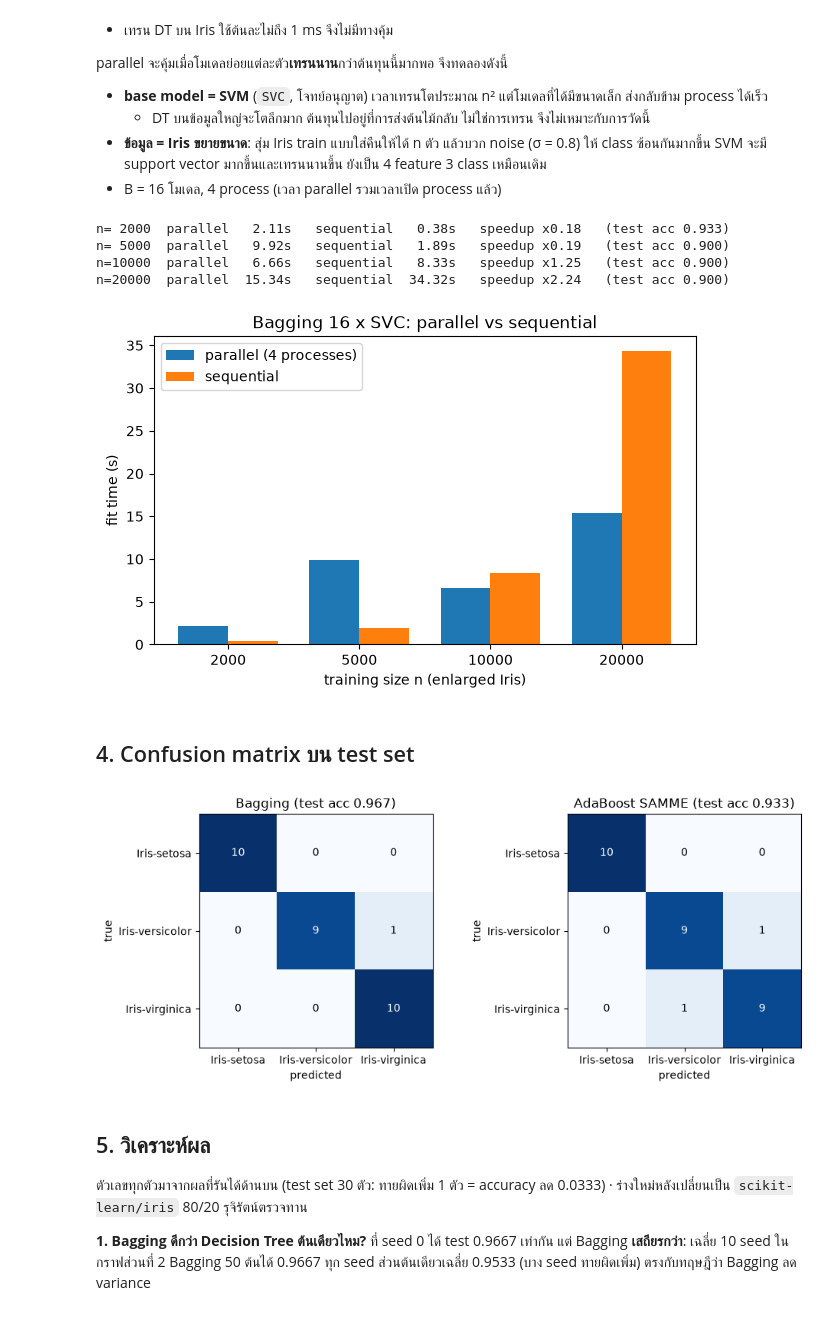
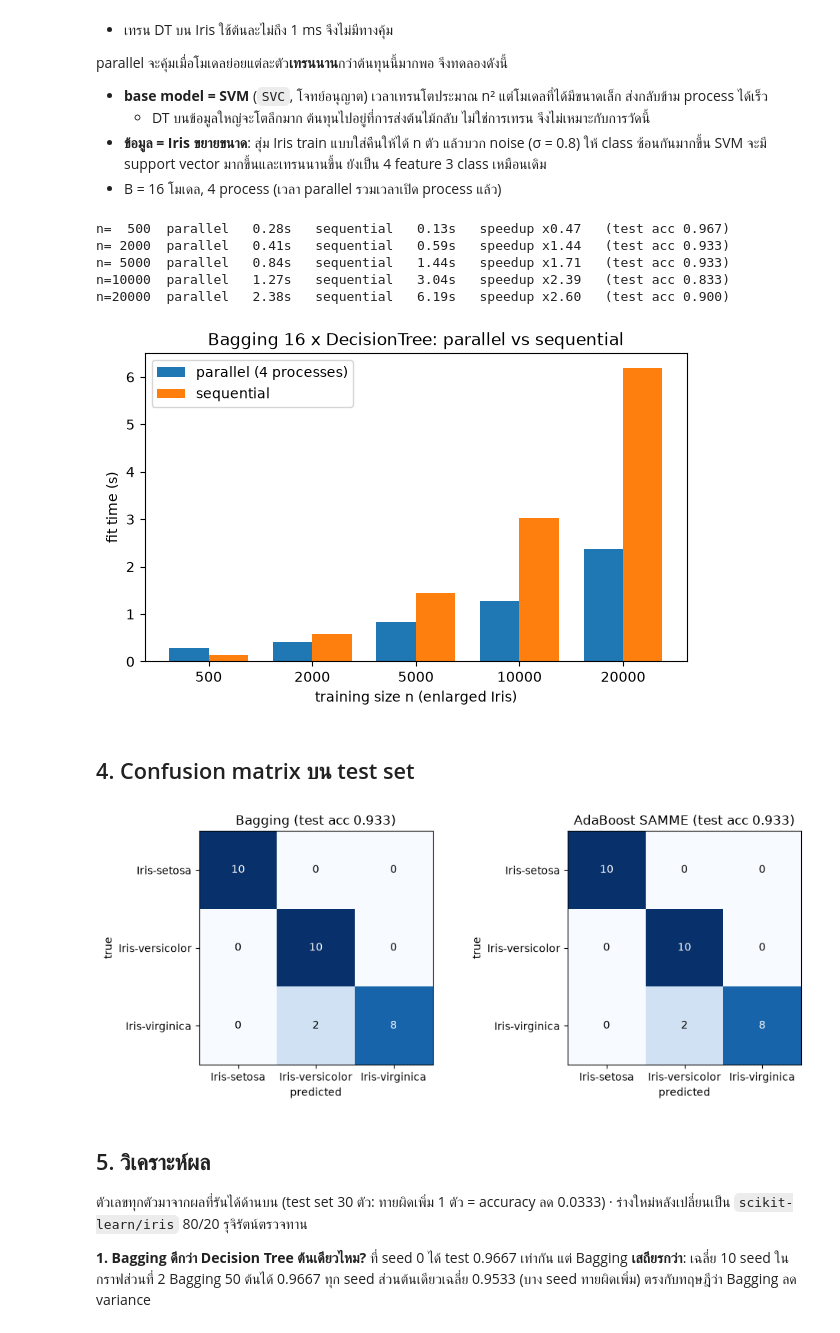
Before and after one commit to Finoria-co/Ensemble-Learning, a Jupyter notebook: ensemble_iris.ipynb, the cells around one changed output. Cells and saved outputs as stored; diff of their text form; code cells hidden in the pictures.

```diff
--- a/ensemble_iris.ipynb
+++ b/ensemble_iris.ipynb
@@ -205,39 +204,38 @@ parallel จะคุ้มเมื่อโมเดลย่อยแต่
 - **ข้อมูล = Iris ขยายขนาด**: สุ่ม Iris train แบบใส่คืนให้ได้ n ตัว แล้วบวก noise (σ = 0.8) ให้ class ซ้อนกันมากขึ้น SVM จะมี support vector มากขึ้นและเทรนนานขึ้น ยังเป็น 4 feature 3 class เหมือนเดิม
 - B = 16 โมเดล, 4 process (เวลา parallel รวมเวลาเปิด process แล้ว)
 # %%
-from sklearn.svm import SVC
-
 def enlarge_iris(n, sigma=0.8, seed=0):
     """สุ่ม Iris train แบบใส่คืนให้ได้ n ตัว + บวก Gaussian noise"""
     rng = np.random.default_rng(seed)
     idx = rng.integers(0, len(X_tr), n)
     return X_tr[idx] + rng.normal(0, sigma, (n, X_tr.shape[1])), y_tr[idx]
 
-sizes_n = [2000, 5000, 10000, 20000]
+sizes_n = [500, 2000, 5000, 10000, 20000]
 res = []
 for n in sizes_n:
     Xb, yb = enlarge_iris(n)
     row = {}
     for mode in (True, False):
         t0 = time.perf_counter()
-        m = BaggingClassifier(16, max_workers=4, parallel=mode, seed=0, base=SVC, base_params={"C": 10}).fit(Xb, yb)
+        m = BaggingClassifier(16, max_workers=4, parallel=mode, seed=0, base=DecisionTree).fit(Xb, yb)
         row["parallel" if mode else "sequential"] = time.perf_counter() - t0
     res.append(row)
     print(f"n={n:5d}  parallel {row['parallel']:6.2f}s   sequential {row['sequential']:6.2f}s   "
           f"speedup x{row['sequential'] / row['parallel']:.2f}   (test acc {accuracy(y_te, m.predict(X_te)):.3f})")
 
 xi = np.arange(len(sizes_n)); w = 0.38
 plt.figure(figsize=(7, 4))
 plt.bar(xi - w/2, [r["parallel"] for r in res], w, label="parallel (4 processes)")
 plt.bar(xi + w/2, [r["sequential"] for r in res], w, label="sequential")
 plt.xticks(xi, sizes_n); plt.xlabel("training size n (enlarged Iris)"); plt.ylabel("fit time (s)")
-plt.title("Bagging 16 x SVC: parallel vs sequential"); plt.legend(); plt.show()
+plt.title("Bagging 16 x DecisionTree: parallel vs sequential"); plt.legend(); plt.show()
 # %% [output]
-n= 2000  parallel   2.11s   sequential   0.38s   speedup x0.18   (test acc 0.933)
-n= 5000  parallel   9.92s   sequential   1.89s   speedup x0.19   (test acc 0.900)
-n=10000  parallel   6.66s   sequential   8.33s   speedup x1.25   (test acc 0.900)
-n=20000  parallel  15.34s   sequential  34.32s   speedup x2.24   (test acc 0.900)
+n=  500  parallel   0.28s   sequential   0.13s   speedup x0.47   (test acc 0.967)
+n= 2000  parallel   0.41s   sequential   0.59s   speedup x1.44   (test acc 0.933)
+n= 5000  parallel   0.84s   sequential   1.44s   speedup x1.71   (test acc 0.933)
+n=10000  parallel   1.27s   sequential   3.04s   speedup x2.39   (test acc 0.833)
+n=20000  parallel   2.38s   sequential   6.19s   speedup x2.60   (test acc 0.900)
-[figure, old version]
+[figure, new version]
 # %% [markdown]
 ## 4. Confusion matrix บน test set
 # %%
@@ -257,7 +255,7 @@ for a, (name, m) in zip(ax, [("Bagging", bag), ("AdaBoost SAMME", ada)]):
           xticks=range(3), yticks=range(3), xticklabels=class_names, yticklabels=class_names)
 fig.tight_layout(); plt.show()
 # %% [output]
-[figure, old version]
+[figure, new version]
 # %% [markdown]
 ## 5. วิเคราะห์ผล
 ตัวเลขทุกตัวมาจากผลที่รันได้ด้านบน (test set 30 ตัว: ทายผิดเพิ่ม 1 ตัว = accuracy ลด 0.0333) · ร่างใหม่หลังเปลี่ยนเป็น `scikit-learn/iris` 80/20 รุจิรัตน์ตรวจทาน
```
Also changed, not shown: parts of 6 cells of this notebook.
